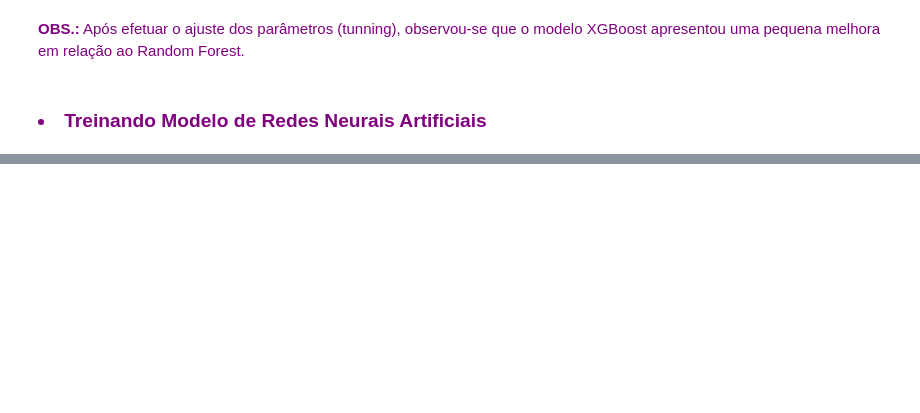
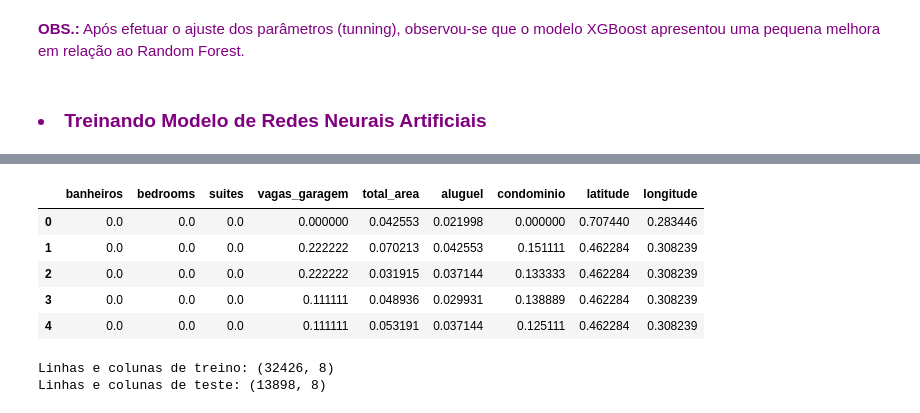
Before and after one commit to fabiollg/PI-4_Predicao_Valores_Imoveis_SJC, a Jupyter notebook: PI_4_Predicao_Valores_Imoveis_SJC.ipynb, the cells around one changed output, grey strips where cells are left out. Drawn from its saved outputs; the diff is of its cells as text; code cells hidden in the pictures; blank space fills up the shorter version.

```diff
--- a/PI_4_Predicao_Valores_Imoveis_SJC.ipynb
+++ b/PI_4_Predicao_Valores_Imoveis_SJC.ipynb
@@ -758,0 +829,8 @@ from sklearn.neural_network import MLPRegressor
+# %%
+# Importando biblioteca para normalizar os dados
+from sklearn.preprocessing import MinMaxScaler
+minmax = MinMaxScaler()
+# %%
+# Normalizando os dados
+colunas = dados_tratados.columns
+dados_tratados_std = pd.DataFrame(minmax.fit_transform(dados_tratados), columns= colunas)
@@ -758,0 +841,18 @@ from sklearn.neural_network import MLPRegressor
+# %%
+# Exibindo os dados normalizados
+dados_tratados_std.head()
+# %% [output]
+|  | banheiros | bedrooms | suites | vagas_garagem | total_area | aluguel | condominio | latitude | longitude |
+| 0 | 0.0 | 0.0 | 0.0 | 0.000000 | 0.042553 | 0.021998 | 0.000000 | 0.707440 | 0.283446 |
+| 1 | 0.0 | 0.0 | 0.0 | 0.222222 | 0.070213 | 0.042553 | 0.151111 | 0.462284 | 0.308239 |
+| 2 | 0.0 | 0.0 | 0.0 | 0.222222 | 0.031915 | 0.037144 | 0.133333 | 0.462284 | 0.308239 |
+| 3 | 0.0 | 0.0 | 0.0 | 0.111111 | 0.048936 | 0.029931 | 0.138889 | 0.462284 | 0.308239 |
+| 4 | 0.0 | 0.0 | 0.0 | 0.111111 | 0.053191 | 0.037144 | 0.125111 | 0.462284 | 0.308239 |
+# %%
+# Separando os dados em treino e teste
+x_std_train, x_std_test, y_std_train, y_std_test = train_test_split(x_std, y_std, test_size = 0.3, random_state=0)
+print (f'Linhas e colunas de treino: {x_std_train.shape}')
+print (f'Linhas e colunas de teste: {x_std_test.shape}')
+# %% [output]
+Linhas e colunas de treino: (32426, 8)
+Linhas e colunas de teste: (13898, 8)
```
Also changed, not shown: parts of 36 cells of this notebook.
